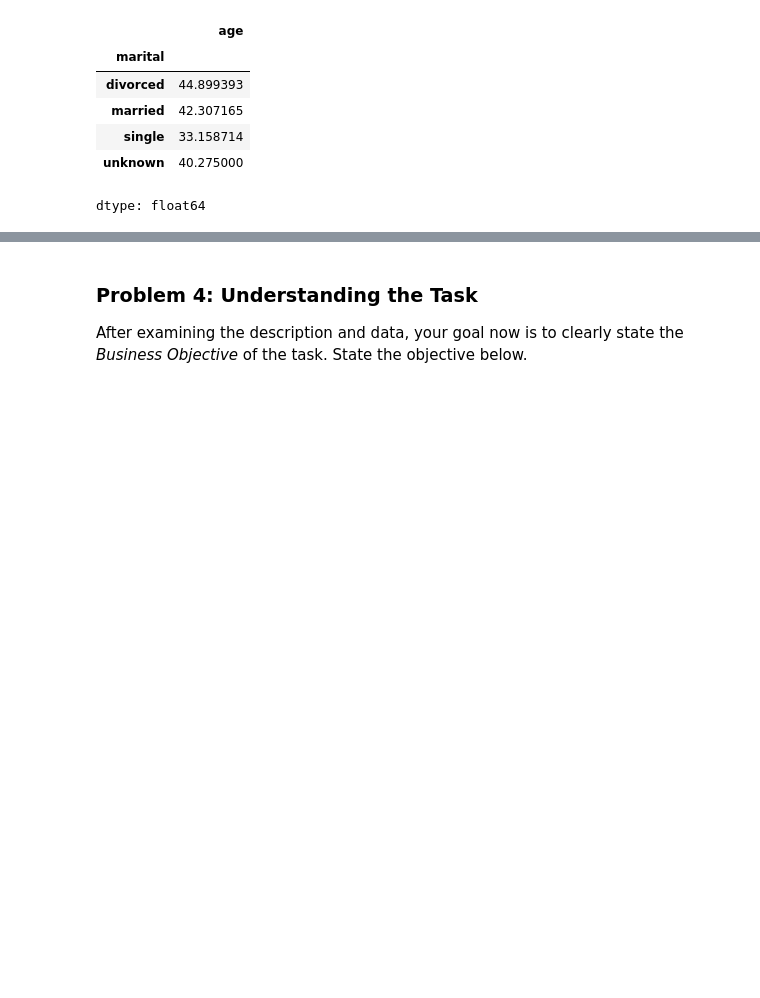
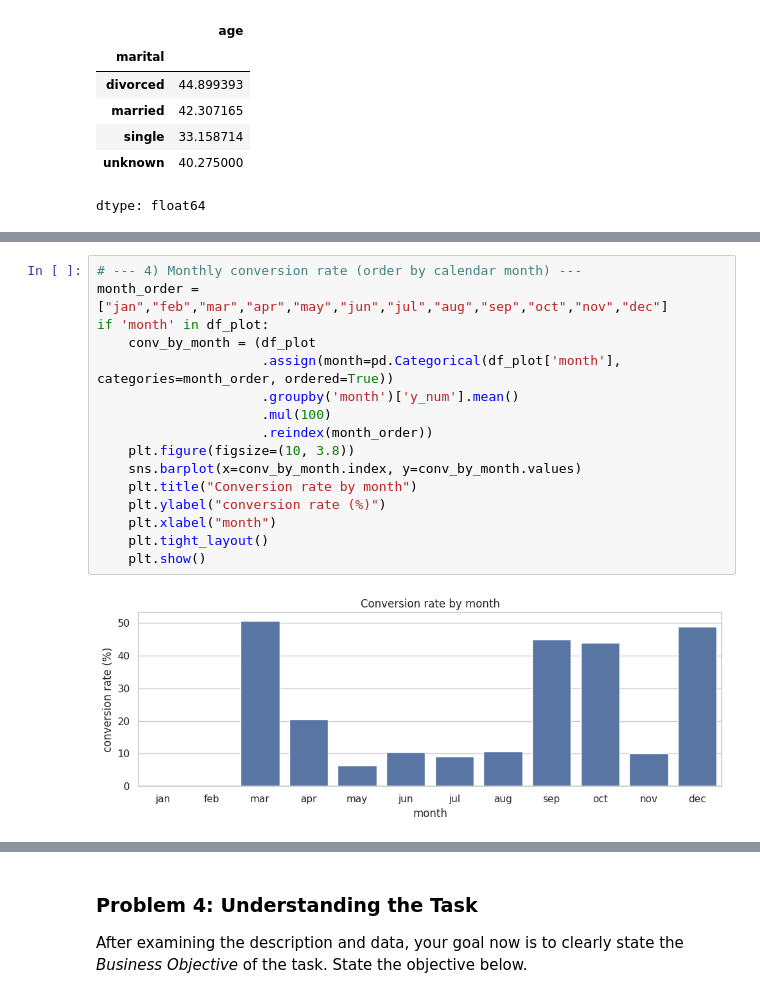
Before and after one commit to mobius29er/bankMarketing, a Jupyter notebook: bankMarketing.ipynb, the cells around one changed output, grey strips where cells are left out. Saved outputs shown, nothing was run; the diff lists cells and outputs as text; blank space fills up the shorter version.

```diff
--- a/bankMarketing.ipynb
+++ b/bankMarketing.ipynb
@@ -179,0 +233,18 @@ display(df.corr(numeric_only=True))
+# %%
+# --- 4) Monthly conversion rate (order by calendar month) ---
+month_order = ["jan","feb","mar","apr","may","jun","jul","aug","sep","oct","nov","dec"]
+if 'month' in df_plot:
+    conv_by_month = (df_plot
+                     .assign(month=pd.Categorical(df_plot['month'], categories=month_order, ordered=True))
+                     .groupby('month')['y_num'].mean()
+                     .mul(100)
+                     .reindex(month_order))
+    plt.figure(figsize=(10, 3.8))
+    sns.barplot(x=conv_by_month.index, y=conv_by_month.values)
+    plt.title("Conversion rate by month")
+    plt.ylabel("conversion rate (%)")
+    plt.xlabel("month")
+    plt.tight_layout()
+    plt.show()
+# %% [output]
+[figure, added]
```
Also changed, not shown: parts of 11 cells of this notebook.
